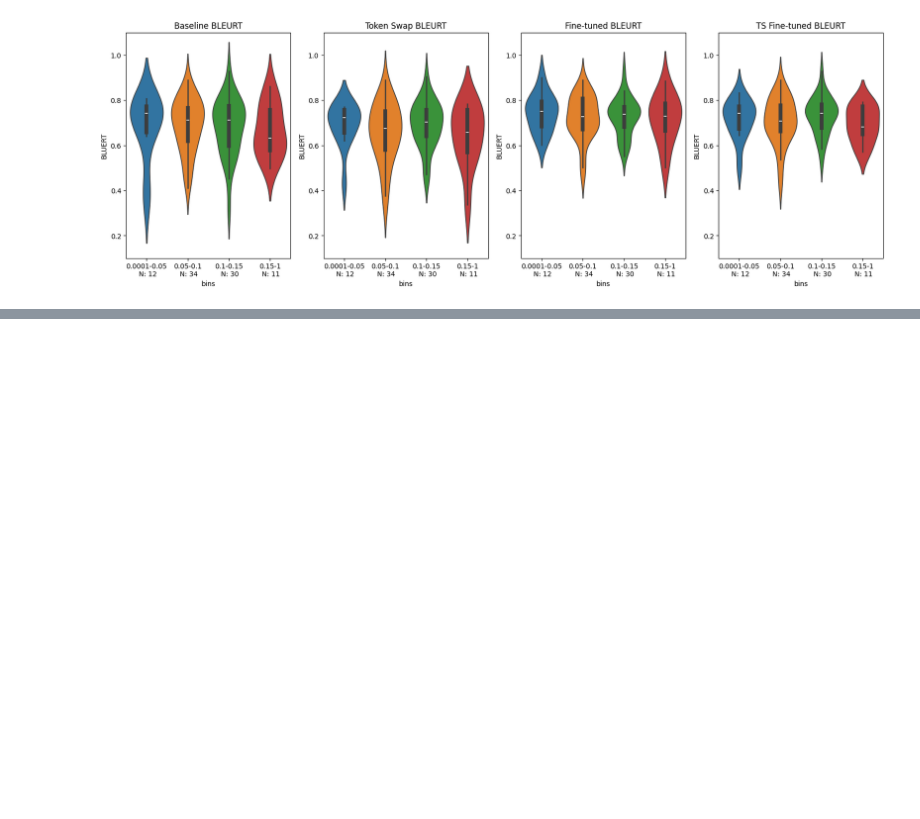
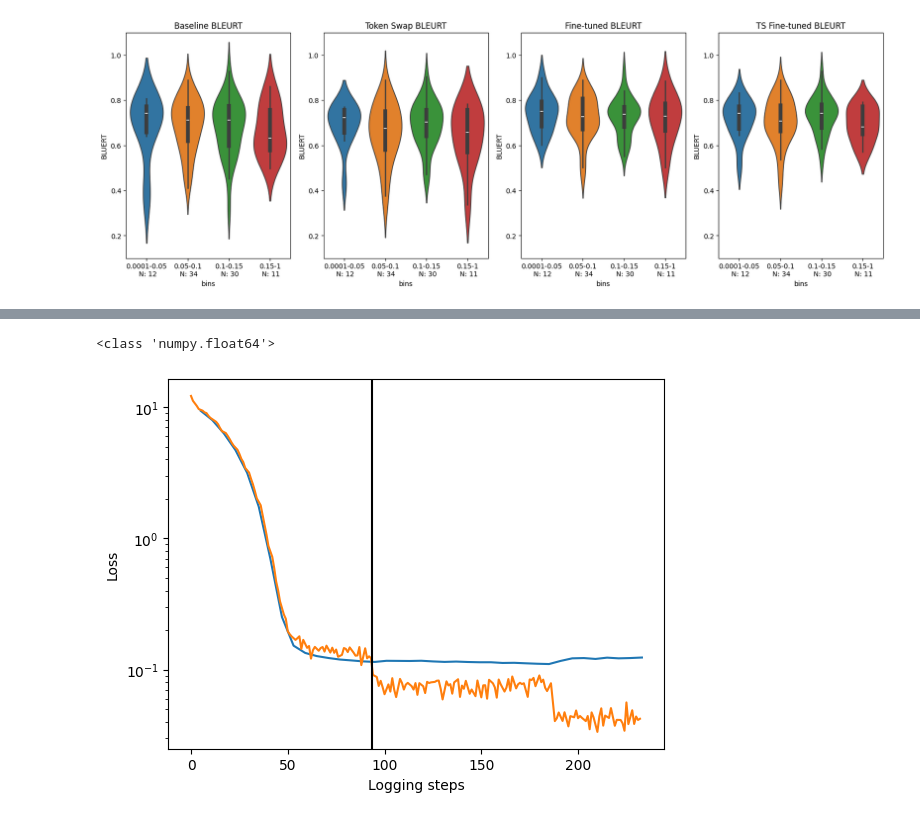
Before and after one commit to au-nlp/project-milestone-p2-group21, a Jupyter notebook: data_processing.ipynb, the cells around one changed output, grey strips where cells are left out. Saved outputs shown, nothing was run; the diff lists cells and outputs as text; code cells hidden in the pictures; blank space fills up the shorter version.

Commit message:
added plots for validation test

```diff
--- a/data_processing.ipynb
+++ b/data_processing.ipynb
@@ -291,3 +291,22 @@ merged_df[(merged_df['canto_only_chars'] < 5)][['src', 'Baseline', 'Token Swap',
 | 70 | The plague ravaged the population... | The population was devastated by ... | The population was devastated by ... | 0.000000 | 4 |
 | 81 | We don’t need to worry that God w... | We do not fear that God will not ... | We do not fear that God will not ... | -0.028243 | 4 |
 | 84 | With the advent of sophisticated ... | The emergence of advanced monitor... | With the emergence of advanced mo... | 0.029951 | 4 |
+# %%
+import wandb
+api = wandb.Api()
+run = api.run("/andreashhhansen-aarhus-university/huggingface/runs/t6b9m1rj")
+# %%
+print(type(run.history()['eval/loss'][0]))
+# %% [output]
+<class 'numpy.float64'>
+# %%
+fig, ax = plt.subplots()
+ax.plot(run.history()[np.isnan(run.history()['eval/loss']) != True]['eval/loss'])
+ax.plot(run.history()[np.isnan(run.history()['train/loss']) != True]['train/loss'])
+ax.set_yscale('log')
+ax.set_xlabel('Logging steps')
+ax.set_ylabel('Loss')
+plt.axvline(x=78+78/5, color='black')
+plt.savefig('report/data_and_figs/finetuning_training_loss_plot.pdf')
+# %% [output]
+[figure, added]
```
Also changed, not shown: parts of 11 cells of this notebook, 22 other files.
